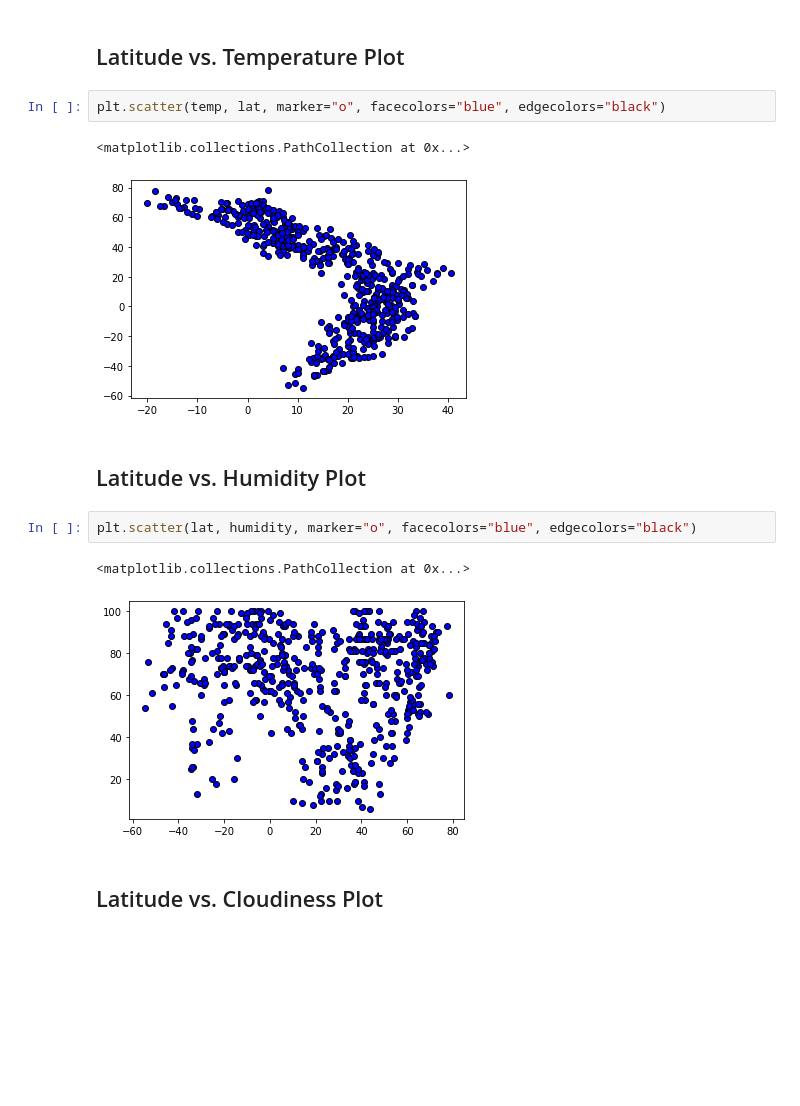
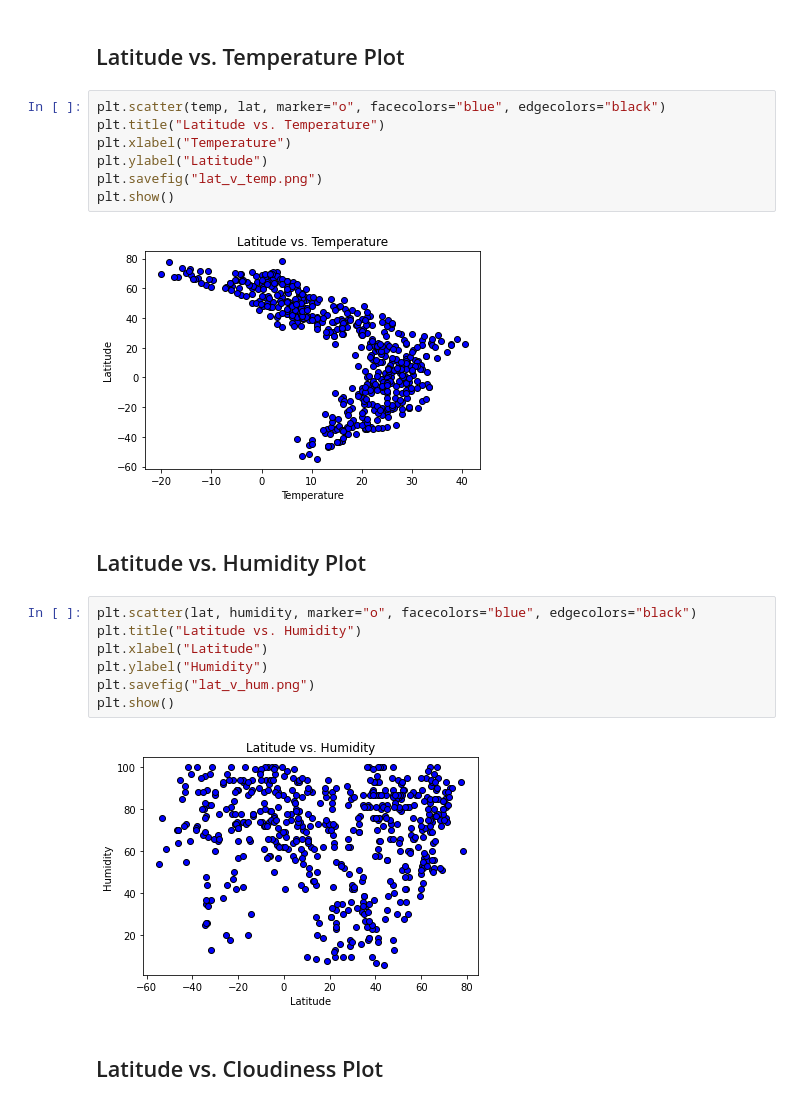
Before and after one commit to candishanks/python-api-challenge, a Jupyter notebook: Weatherpy/WeatherPy.ipynb, the cells around one changed output. Drawn from its saved outputs; the diff is of its cells as text; blank space fills up the shorter version.

```diff
--- a/Weatherpy/WeatherPy.ipynb
+++ b/Weatherpy/WeatherPy.ipynb
@@ -223,16 +223,24 @@ clean_city_data
 ## Latitude vs. Temperature Plot
 # %%
 plt.scatter(temp, lat, marker="o", facecolors="blue", edgecolors="black")
+plt.title("Latitude vs. Temperature")
+plt.xlabel("Temperature")
+plt.ylabel("Latitude")
+plt.savefig("lat_v_temp.png")
+plt.show()
 # %% [output]
-<matplotlib.collections.PathCollection at 0x...>
-[figure, old version]
+[figure, new version]
 # %% [markdown]
 ## Latitude vs. Humidity Plot
 # %%
 plt.scatter(lat, humidity, marker="o", facecolors="blue", edgecolors="black")
+plt.title("Latitude vs. Humidity")
+plt.xlabel("Latitude")
+plt.ylabel("Humidity")
+plt.savefig("lat_v_hum.png")
+plt.show()
 # %% [output]
-<matplotlib.collections.PathCollection at 0x...>
-[figure, old version]
+[figure, new version]
 # %% [markdown]
 ## Latitude vs. Cloudiness Plot
 # %%
```
Also changed, not shown: parts of 14 cells of this notebook, 12 other files.
